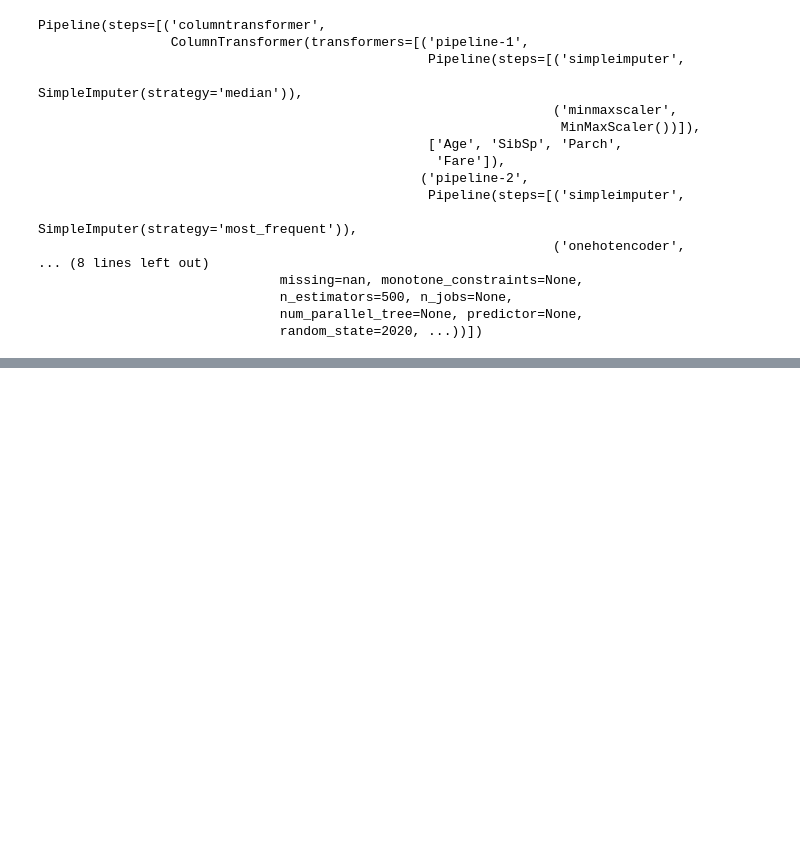
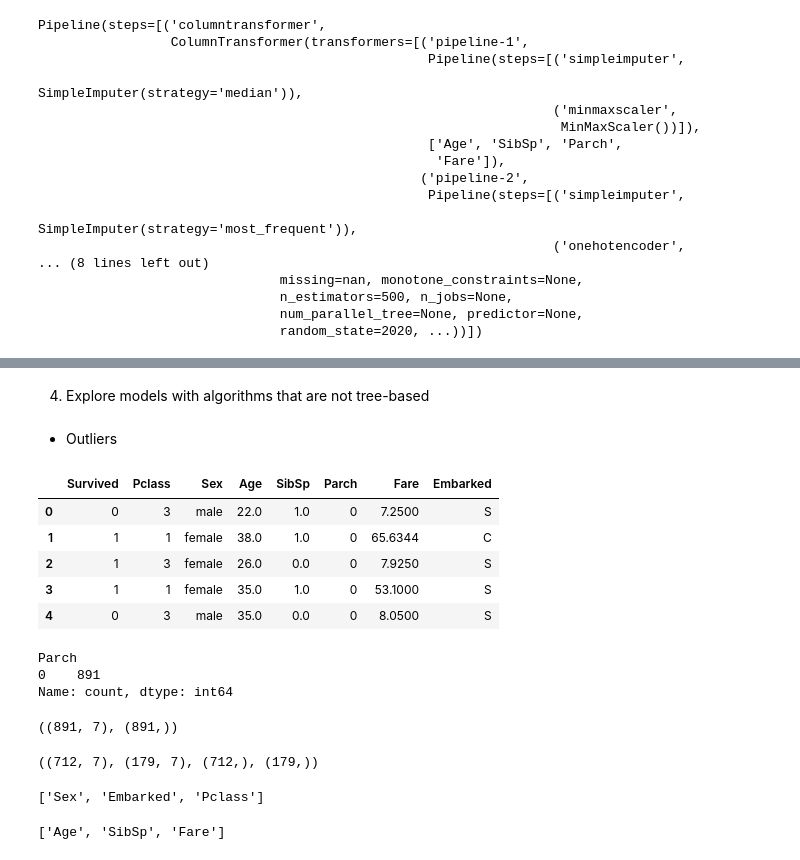
Before and after one commit to AchilleSteph/titanic, a Jupyter notebook: titanic_ml.ipynb, the cells around one changed output, grey strips where cells are left out. Saved outputs shown, nothing was run; the diff lists cells and outputs as text; code cells hidden in the pictures; blank space fills up the shorter version.

```diff
--- a/titanic_ml.ipynb
+++ b/titanic_ml.ipynb
@@ -35,8 +38,8 @@ from xgboost import XGBClassifier
 # %% [markdown]
 1. Load data
 # %%
-data = pd.read_csv(r'titanic.csv')
-data.head()
+raw_data = pd.read_csv(r'titanic.csv')
+raw_data.head()
 # %% [output]
 |  | PassengerId | Survived | Pclass | Name | Sex | Age | SibSp | Parch | Ticket | Fare | ... |
 | 0 | 1 | 0 | 3 | Braund, Mr. Owen Harris | male | 22.0 | 1 | 0 | A/5 21171 | 7.2500 | ... |
@@ -46,8 +49,8 @@ data.head()
 | 4 | 5 | 0 | 3 | Allen, Mr. William Henry | male | 35.0 | 0 | 0 | 373450 | 8.0500 | ... |
 # %%
 # remove irrelevant columns
-data.drop(columns=['PassengerId', 'Name', 'Ticket', 'Cabin'], axis=0, inplace=True)
-data.head()
+raw_data.drop(columns=['PassengerId', 'Name', 'Ticket', 'Cabin'], axis=0, inplace=True)
+raw_data.head()
 # %% [output]
 |  | Survived | Pclass | Sex | Age | SibSp | Parch | Fare | Embarked |
 | 0 | 0 | 3 | male | 22.0 | 1 | 0 | 7.2500 | S |
@@ -55,6 +58,8 @@ data.head()
 | 2 | 1 | 3 | female | 26.0 | 0 | 0 | 7.9250 | S |
 | 3 | 1 | 1 | female | 35.0 | 1 | 0 | 53.1000 | S |
 | 4 | 0 | 3 | male | 35.0 | 0 | 0 | 8.0500 | S |
+# %%
+data = raw_data.copy()
 # %% [markdown]
 2. Train and Test sets
 # %%
@@ -279,0 +328,37 @@ model_selected = make_pipeline(feature_trans_pipe,
+# %% [markdown]
+4. Explore models with algorithms that are not tree-based
+# %% [markdown]
+* Outliers
+# %%
+# Method that replaces outliers with the nearest quantile
+def imput_outliers (df, features_list):
+    for var in features_list:
+        # quantiles
+        q1 = np.quantile(df[var], 0.25)
+        q3 = np.quantile(df[var], 0.75)
+
+        # limits for good data points
+        lower_bound = q1 - 1.5*(q3 - q1)
+        upper_bound = q3 + 1.5*(q3 - q1)
+
+        # Imputation
+        df.loc[df[var]<lower_bound, var] = lower_bound
+        df.loc[df[var]>upper_bound, var] = upper_bound
+# %%
+# DataFrame with no outliers
+data_without_outliers = raw_data.copy()
+imput_outliers(data_without_outliers, num_vars)
+data_without_outliers.head()
+# %% [output]
+|  | Survived | Pclass | Sex | Age | SibSp | Parch | Fare | Embarked |
+| 0 | 0 | 3 | male | 22.0 | 1.0 | 0 | 7.2500 | S |
+| 1 | 1 | 1 | female | 38.0 | 1.0 | 0 | 65.6344 | C |
+| 2 | 1 | 3 | female | 26.0 | 0.0 | 0 | 7.9250 | S |
+| 3 | 1 | 1 | female | 35.0 | 1.0 | 0 | 53.1000 | S |
+| 4 | 0 | 3 | male | 35.0 | 0.0 | 0 | 8.0500 | S |
+# %%
+data_without_outliers['Parch'].value_counts()
+# %% [output]
+Parch
+0    891
+Name: count, dtype: int64
@@ -279,0 +368,25 @@ model_selected = make_pipeline(feature_trans_pipe,
+# %%
+# Target and predictive variables
+X = data_without_outliers.drop(data_without_outliers.columns[0], axis=1)
+y = data_without_outliers[data_without_outliers.columns[0]]
+
+X.shape, y.shape
+# %% [output]
+((891, 7), (891,))
+# %%
+X_train, X_test, y_train, y_test = train_test_split(X, y,
+test_size = 0.2,
+random_state = 9)
+X_train.shape, X_test.shape, y_train.shape, y_test.shape
+# %% [output]
+((712, 7), (179, 7), (712,), (179,))
+# %%
+# Numerical and categarical variables
+cat_vars = [var for var in X.columns if X[var].dtype=='O']
+cat_vars = cat_vars + ['Pclass']
+num_vars =[var for var in X.columns if var not in cat_vars and var not in ['Survived', 'Parch']]
+print(cat_vars)
+num_vars
+# %% [output]
+['Sex', 'Embarked', 'Pclass']
+['Age', 'SibSp', 'Fare']
```
Also changed, not shown: parts of 30 cells of this notebook, 1 other file.
